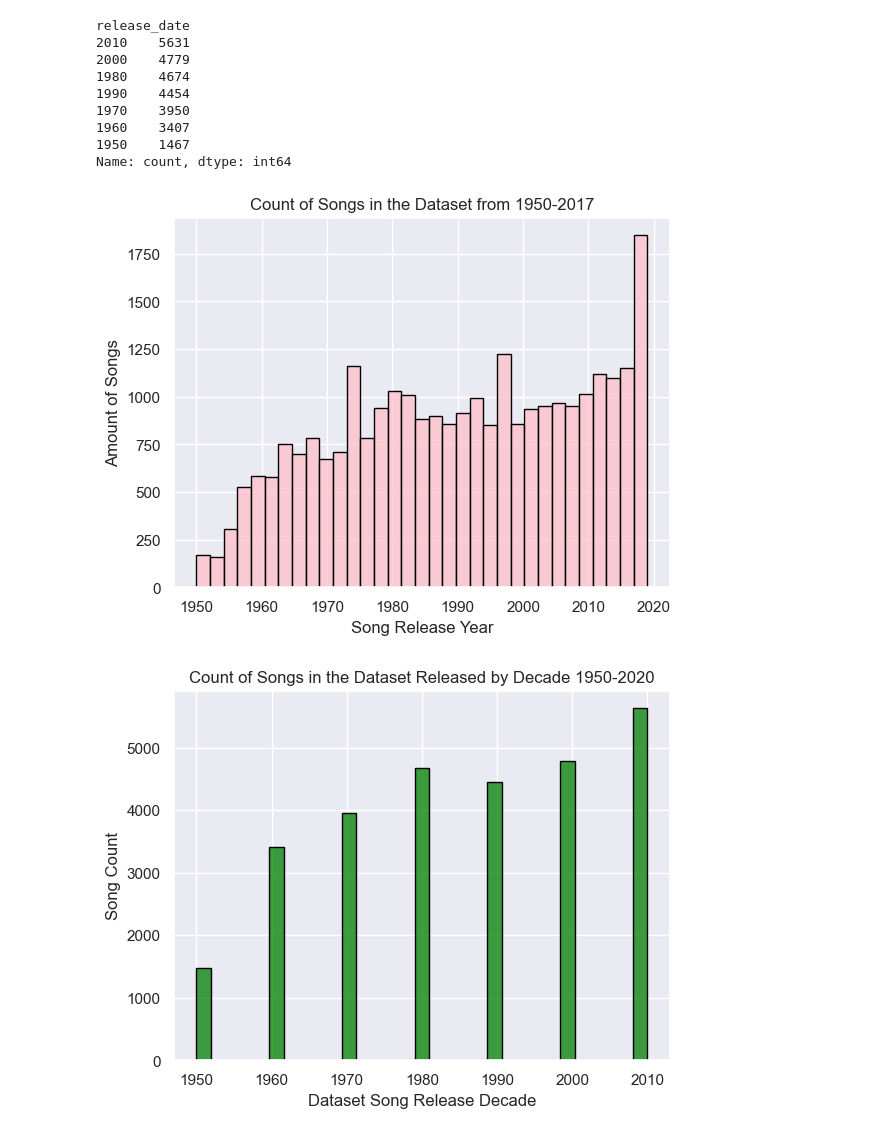
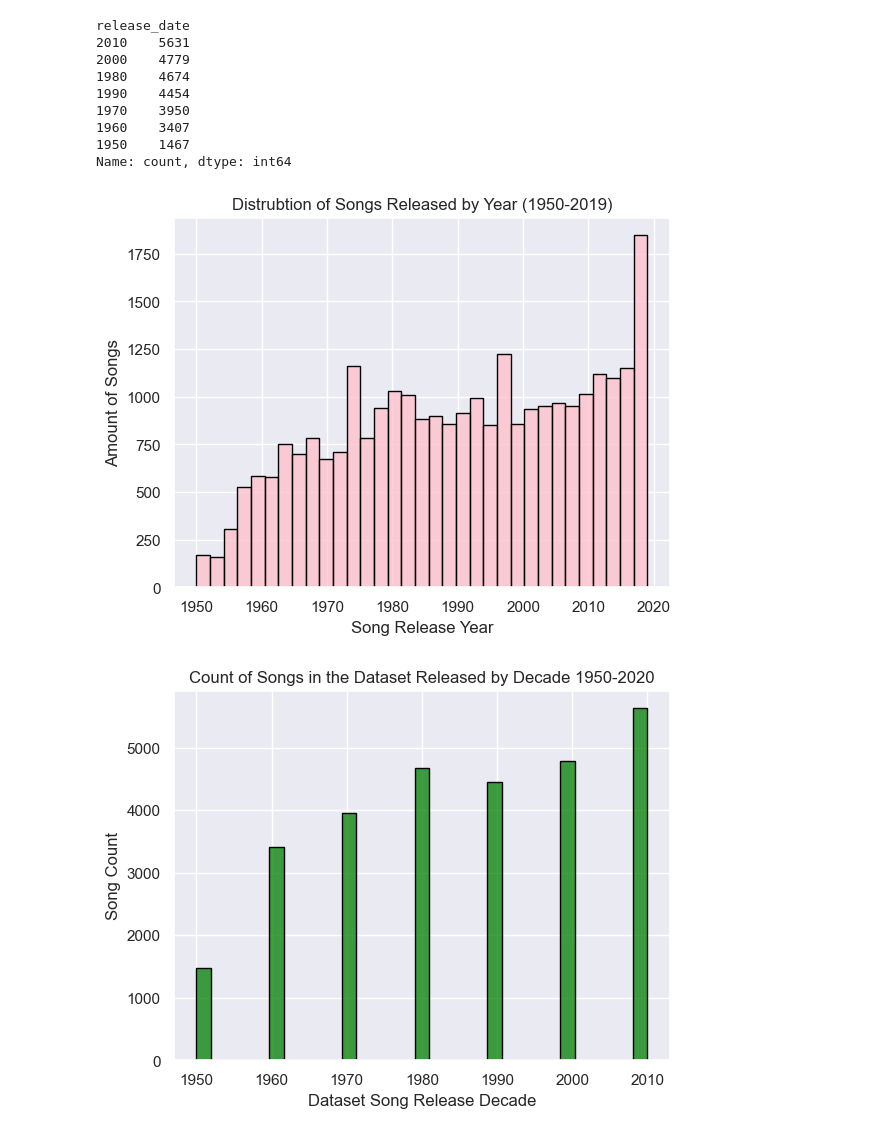
Before and after one commit to thetechleila/Music-Recommendation-Algorithm, a Jupyter notebook: EDA_music.ipynb, the cells around one changed output. Cells and saved outputs as stored; diff of their text form; code cells hidden in the pictures.

```diff
--- a/EDA_music.ipynb
+++ b/EDA_music.ipynb
@@ -166,12 +165,13 @@ release_date
 1950    1467
 Name: count, dtype: int64
 # %%
-#Visualize the count of songs by year in a histplot
+#Visualize the distribution of songs from 1950-2020 (in increments of 10/decades)
+
 sns.histplot(data = df, x = "release_date", color="pink", edgecolor ='black', linewidth= 1)
-plt.title("Count of Songs in the Dataset from 1950-2017")
+plt.title("Distrubtion of Songs Released by Year (1950-2019)")
 plt.xlabel("Song Release Year")
 plt.ylabel("Amount of Songs")
 plt.show()
 # %% [output]
-[figure, old version]
+[figure, new version]
 # %%
```
Also changed, not shown: parts of 19 cells of this notebook, 3 other files.
